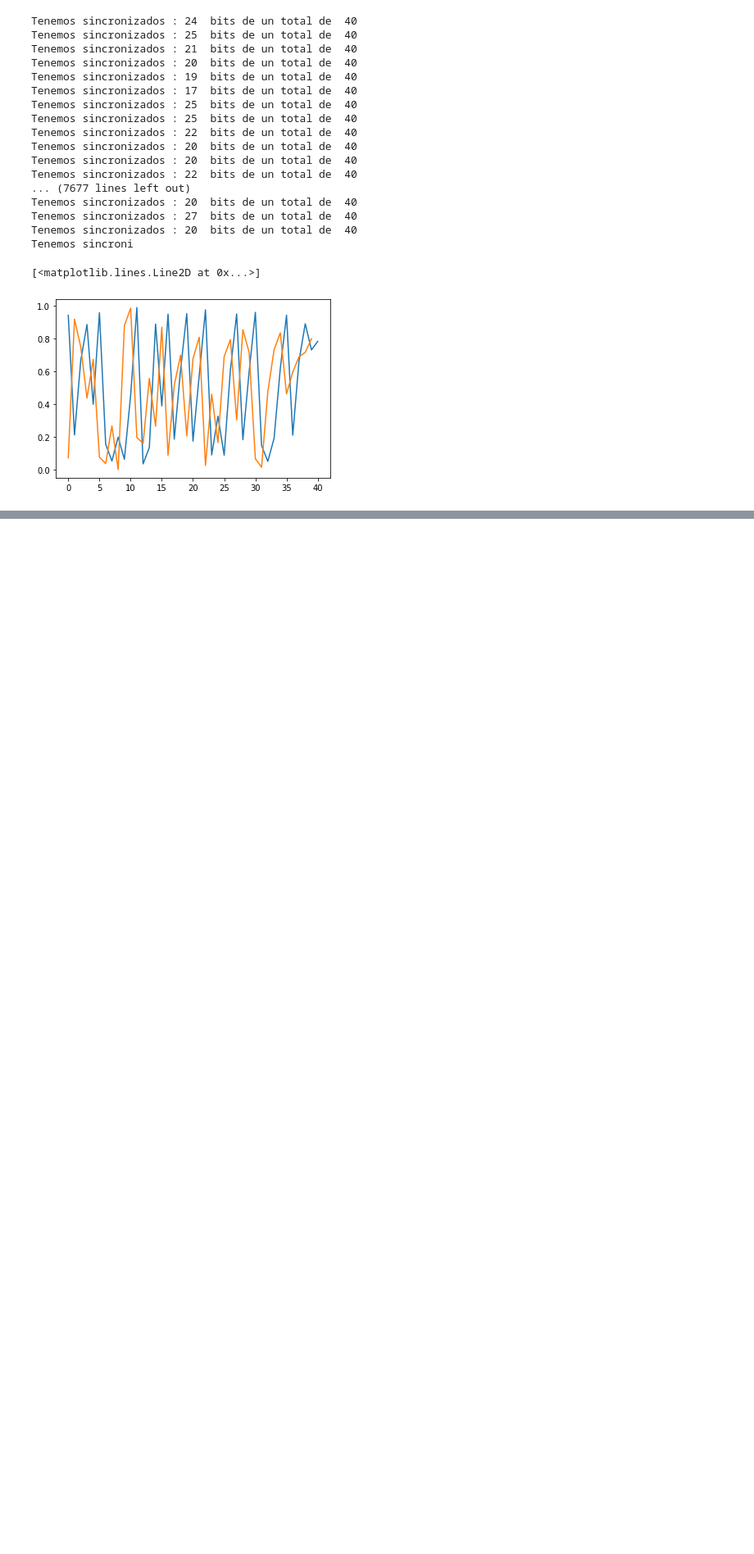
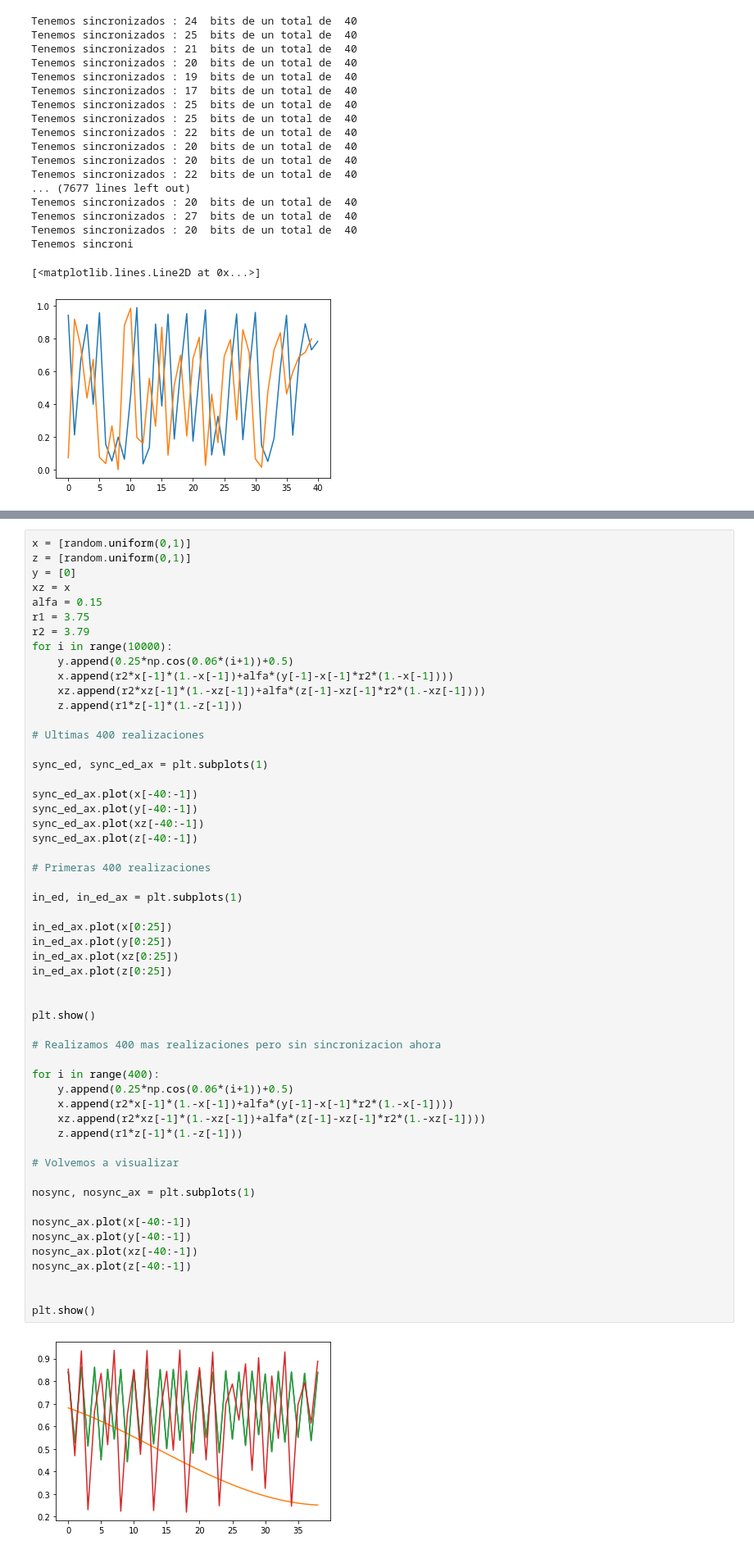
Before and after one commit to juanlu29/juanlu29, a Jupyter notebook: logisticMapDataSync.ipynb, the cells around one changed output, grey strips where cells are left out. Shown at 82% size. Saved outputs shown, nothing was run; the diff lists cells and outputs as text; blank space fills up the shorter version.

```diff
--- a/logisticMapDataSync.ipynb
+++ b/logisticMapDataSync.ipynb
@@ -192,0 +201,56 @@ Tenemos sincroni
+# %%
+x = [random.uniform(0,1)]
+z = [random.uniform(0,1)]
+y = [0]
+xz = x
+alfa = 0.15
+r1 = 3.75
+r2 = 3.79
+for i in range(10000):
+    y.append(0.25*np.cos(0.06*(i+1))+0.5)
+    x.append(r2*x[-1]*(1.-x[-1])+alfa*(y[-1]-x[-1]*r2*(1.-x[-1])))
+    xz.append(r2*xz[-1]*(1.-xz[-1])+alfa*(z[-1]-xz[-1]*r2*(1.-xz[-1])))
+    z.append(r1*z[-1]*(1.-z[-1]))
+
+# Ultimas 400 realizaciones
+
+sync_ed, sync_ed_ax = plt.subplots(1)
+
+sync_ed_ax.plot(x[-40:-1])
+sync_ed_ax.plot(y[-40:-1])
+sync_ed_ax.plot(xz[-40:-1])
+sync_ed_ax.plot(z[-40:-1])
+
+# Primeras 400 realizaciones
+
+in_ed, in_ed_ax = plt.subplots(1)
+
+in_ed_ax.plot(x[0:25])
+in_ed_ax.plot(y[0:25])
+in_ed_ax.plot(xz[0:25])
+in_ed_ax.plot(z[0:25])
+
+
+plt.show()
+
+# Realizamos 400 mas realizaciones pero sin sincronizacion ahora
+
+for i in range(400):
+    y.append(0.25*np.cos(0.06*(i+1))+0.5)
+    x.append(r2*x[-1]*(1.-x[-1])+alfa*(y[-1]-x[-1]*r2*(1.-x[-1])))
+    xz.append(r2*xz[-1]*(1.-xz[-1])+alfa*(z[-1]-xz[-1]*r2*(1.-xz[-1])))
+    z.append(r1*z[-1]*(1.-z[-1]))
+
+# Volvemos a visualizar
+
+nosync, nosync_ax = plt.subplots(1)
+
+nosync_ax.plot(x[-40:-1])
+nosync_ax.plot(y[-40:-1])
+nosync_ax.plot(xz[-40:-1])
+nosync_ax.plot(z[-40:-1])
+
+
+plt.show()
+# %% [output]
+[figure, added]
```
Also changed, not shown: parts of 2 cells of this notebook.
